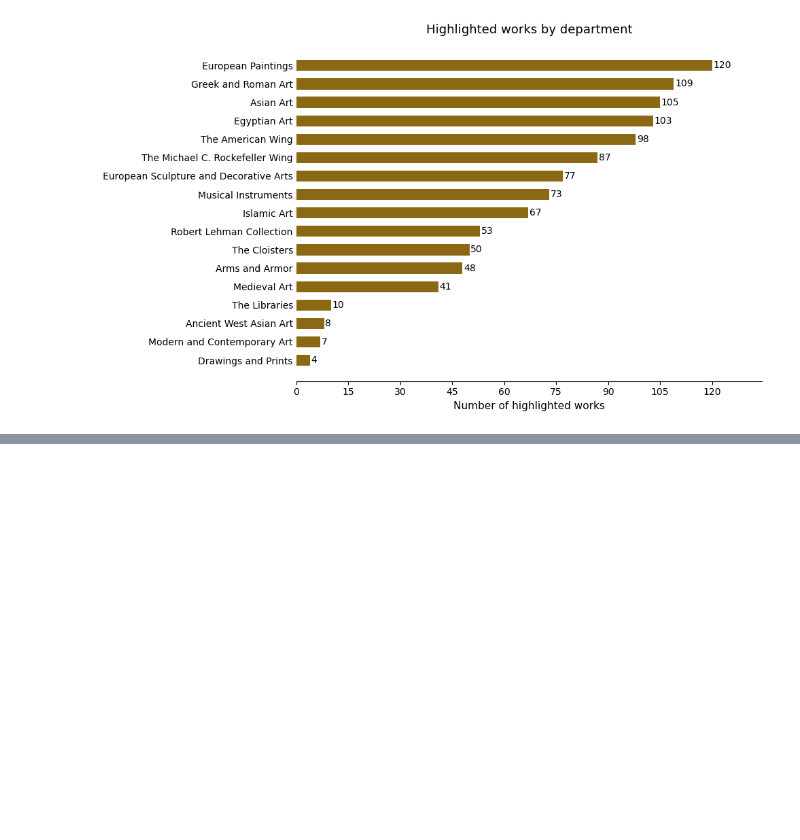
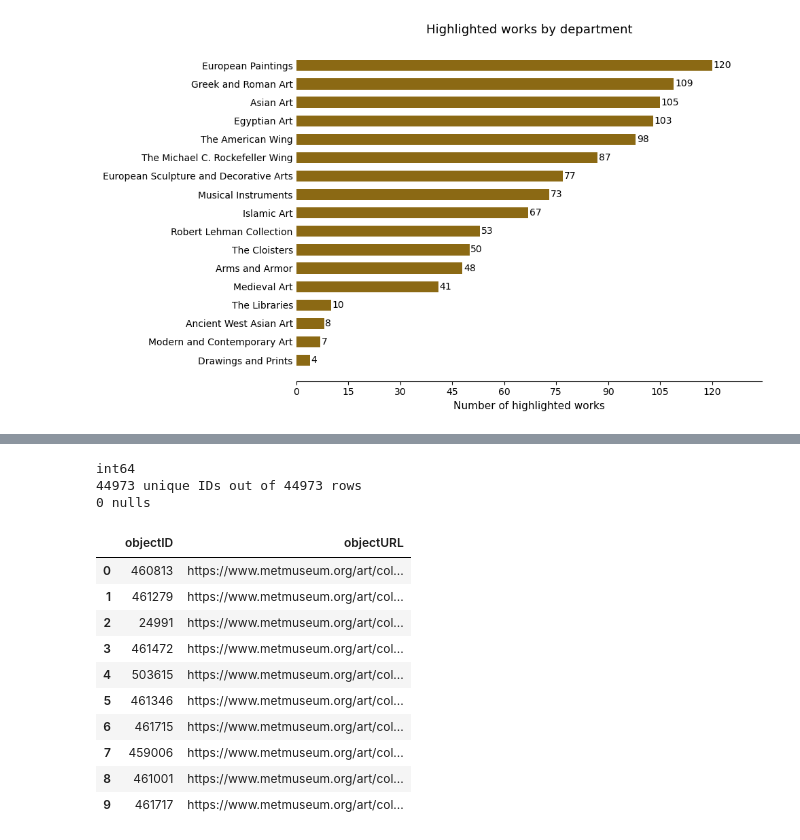
Before and after one commit to tom4sg/met-tour-project, a Jupyter notebook: dataset_eda.ipynb, the cells around one changed output, grey strips where cells are left out. Cells and saved outputs as stored; diff of their text form; code cells hidden in the pictures; blank space fills up the shorter version.

```diff
--- a/dataset_eda.ipynb
+++ b/dataset_eda.ipynb
@@ -1029,0 +1283,23 @@ False                      31.5         7.2
+# %%
+# Verify objectID is clean and unique before any merging
+print(df_onview_toembed['objectID'].dtype)
+print(df_onview_toembed['objectID'].nunique(), 'unique IDs out of', len(df_onview_toembed), 'rows')
+print(df_onview_toembed['objectID'].isnull().sum(), 'nulls')
+
+# Preview the objectURL / objectID pairing
+df_onview_toembed[['objectID', 'objectURL']].head(10)
+# %% [output]
+int64
+44973 unique IDs out of 44973 rows
+0 nulls
+|  | objectID | objectURL |
+| 0 | 460813 | https://www.metmuseum.org/art/col... |
+| 1 | 461279 | https://www.metmuseum.org/art/col... |
+| 2 | 24991 | https://www.metmuseum.org/art/col... |
+| 3 | 461472 | https://www.metmuseum.org/art/col... |
+| 4 | 503615 | https://www.metmuseum.org/art/col... |
+| 5 | 461346 | https://www.metmuseum.org/art/col... |
+| 6 | 461715 | https://www.metmuseum.org/art/col... |
+| 7 | 459006 | https://www.metmuseum.org/art/col... |
+| 8 | 461001 | https://www.metmuseum.org/art/col... |
+| 9 | 461717 | https://www.metmuseum.org/art/col... |
```
Also changed, not shown: parts of 23 cells of this notebook.
